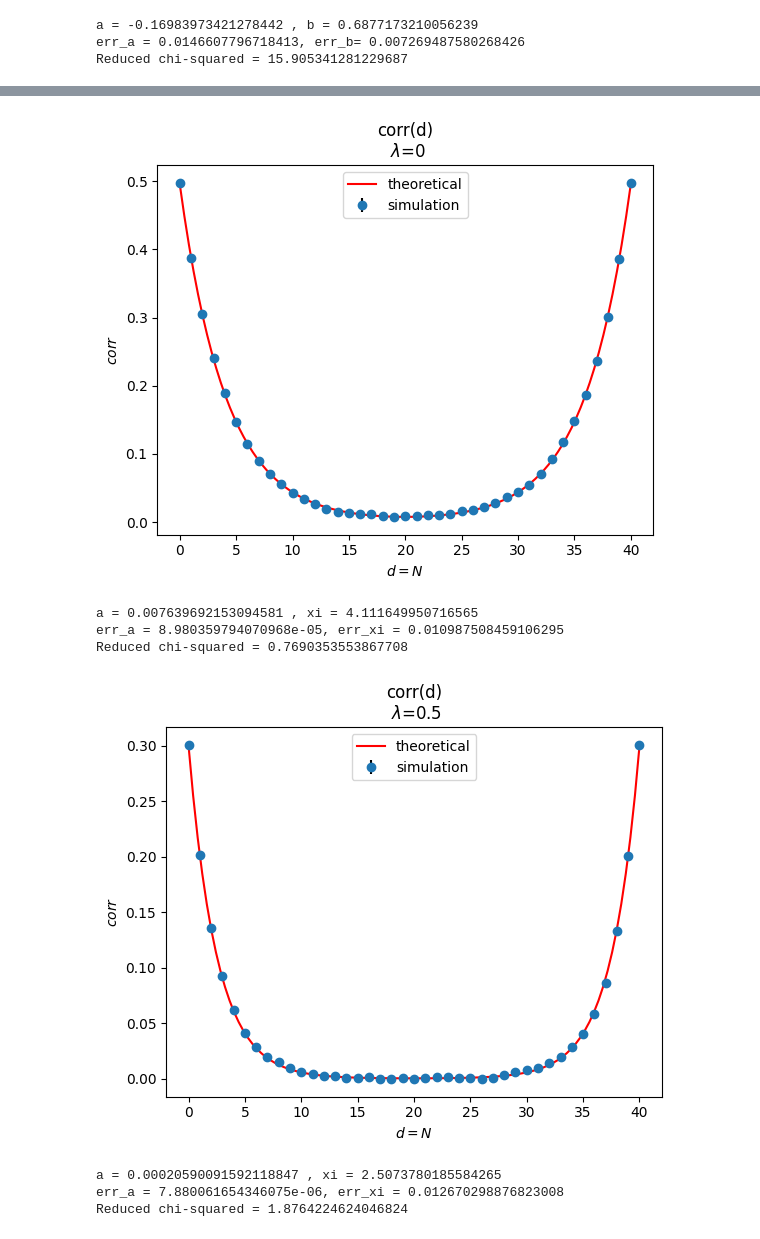
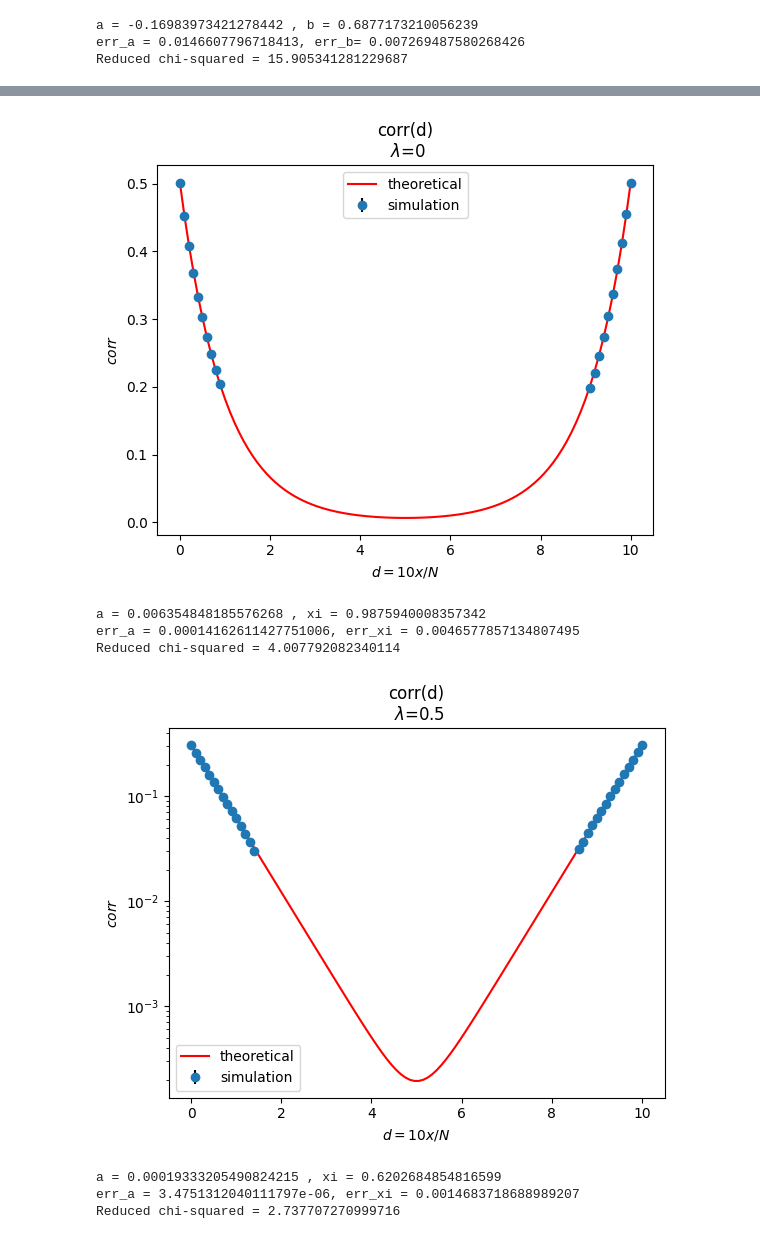
Before and after one commit to SoyAgustin/QF-Path-Integral, a Jupyter notebook: Notebooks_Py/oscillator.ipynb, the cells around one changed output, grey strips where cells are left out. Cells and saved outputs as stored; diff of their text form; code cells hidden in the pictures.

```diff
--- a/Notebooks_Py/oscillator.ipynb
+++ b/Notebooks_Py/oscillator.ipynb
@@ -140,7 +138,7 @@ a = -0.16983973421278442 , b = 0.6877173210056239
 err_a = 0.0146607796718413, err_b= 0.007269487580268426
 Reduced chi-squared = 15.905341281229687
 # %%
-x = np.array([10,20,30,40,50,70,100,150])
+x = np.array([10,20,30,40,50,70,100,150,200])
 x = 10/x
 
 data  = pd.read_csv(r"Datos/oscillatorF/gs_l1.csv")
@@ -194,29 +228,27 @@ def corr_plot(x,y,yerr,lambda_):
 # %%
-x = np.arange(0,41,1)
-
+n = 100
+x = np.arange(0,n+1,1)
 data  = pd.read_csv(r"Datos/oscillatorF/corr_l0.csv")
 y = data[" corr"]
 yerr = data[" err"]
-
 lambda_ = 0
-corr_plot(x,y,yerr,lambda_)
+corr_plot(x,y,yerr,lambda_,n,percent = 20,logscale=False)
 # %% [output]
-[figure, old version]
+[figure, new version]
-a = 0.007639692153094581 , xi = 4.111649950716565
-err_a = 8.980359794070968e-05, err_xi = 0.010987508459106295
-Reduced chi-squared = 0.7690353553867708
+a = 0.006354848185576268 , xi = 0.9875940008357342
+err_a = 0.00014162611427751006, err_xi = 0.0046577857134807495
+Reduced chi-squared = 4.007792082340114
 # %%
-x = np.arange(0,41,1)
-
+n = 100
+x = np.arange(0,n+1,1)
 data  = pd.read_csv(r"Datos/oscillatorF/corr_l05.csv")
 y = data[" corr"]
 yerr = data[" err"]
-
 lambda_ = 0.5
-corr_plot(x,y,yerr,lambda_)
+corr_plot(x,y,yerr,lambda_,n,percent=30,logscale=True)
 # %% [output]
-[figure, old version]
+[figure, new version]
-a = 0.00020590091592118847 , xi = 2.5073780185584265
-err_a = 7.880061654346075e-06, err_xi = 0.012670298876823008
-Reduced chi-squared = 1.8764224624046824
+a = 0.00019333205490824215 , xi = 0.6202684854816599
+err_a = 3.4751312040111797e-06, err_xi = 0.0014683718688989207
+Reduced chi-squared = 2.737707270999716
 # %%
```
Also changed, not shown: parts of 4 cells of this notebook, 6 other files.
